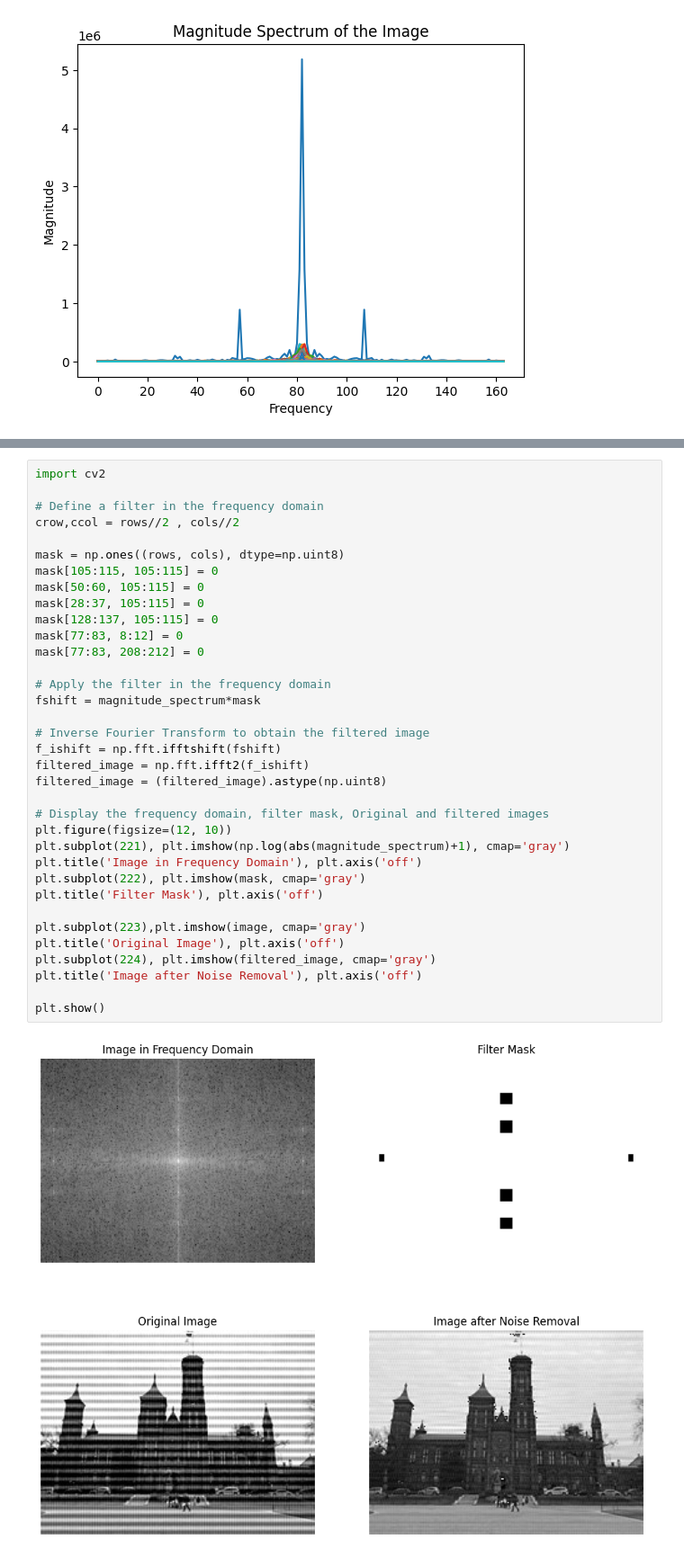
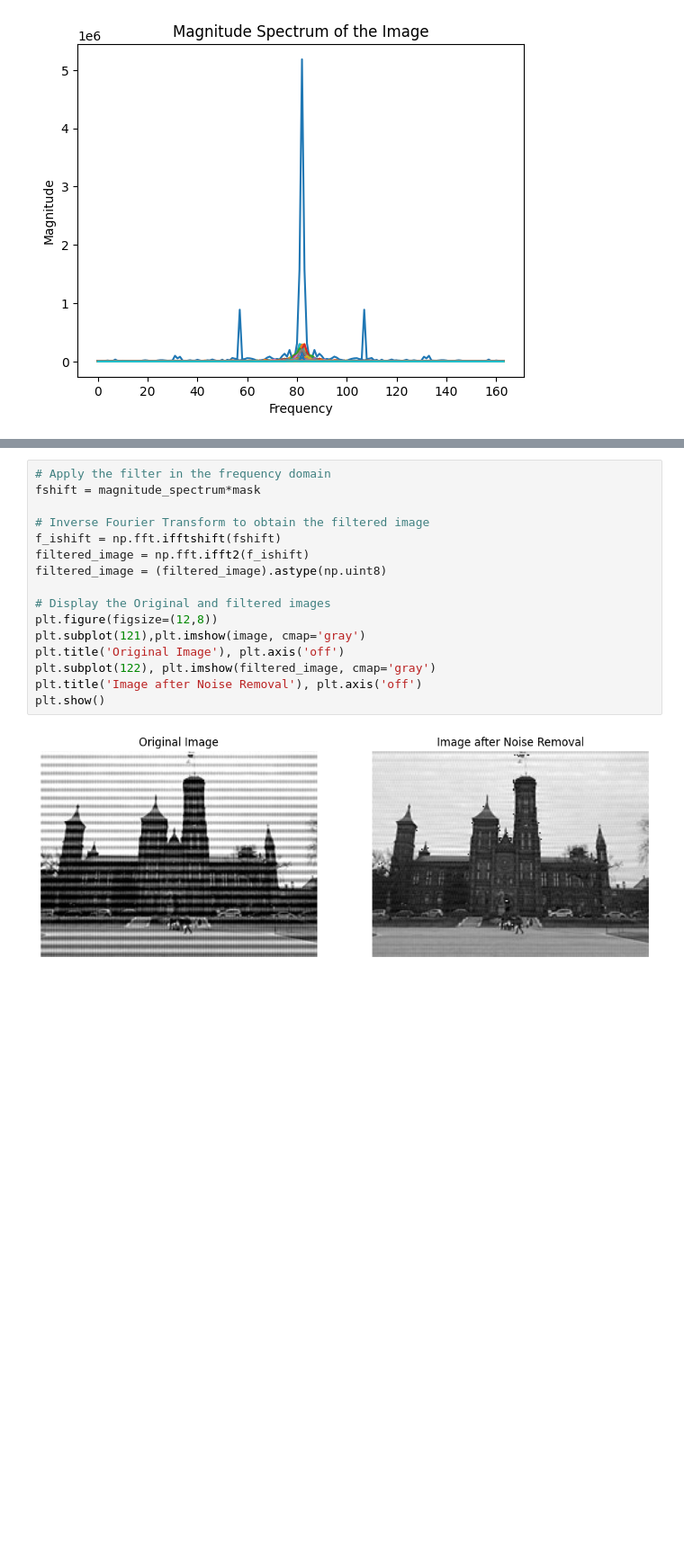
Before and after one commit to devika-kla/Image-Noise-Removal, a Jupyter notebook: Main_Code.ipynb, the cells around one changed output, grey strips where cells are left out. Shown at 90% size. Saved outputs shown, nothing was run; the diff lists cells and outputs as text; blank space fills up the shorter version.

```diff
--- a/Main_Code.ipynb
+++ b/Main_Code.ipynb
@@ -42,37 +64,18 @@ plt.show()
 # %%
-import cv2
-
-# Define a filter in the frequency domain
-crow,ccol = rows//2 , cols//2
-
-mask = np.ones((rows, cols), dtype=np.uint8)
-mask[105:115, 105:115] = 0
-mask[50:60, 105:115] = 0
-mask[28:37, 105:115] = 0
-mask[128:137, 105:115] = 0
-mask[77:83, 8:12] = 0
-mask[77:83, 208:212] = 0
-
 # Apply the filter in the frequency domain
 fshift = magnitude_spectrum*mask
 
 # Inverse Fourier Transform to obtain the filtered image
 f_ishift = np.fft.ifftshift(fshift)
 filtered_image = np.fft.ifft2(f_ishift)
 filtered_image = (filtered_image).astype(np.uint8)
 
-# Display the frequency domain, filter mask, Original and filtered images
-plt.figure(figsize=(12, 10))
-plt.subplot(221), plt.imshow(np.log(abs(magnitude_spectrum)+1), cmap='gray')
-plt.title('Image in Frequency Domain'), plt.axis('off')
-plt.subplot(222), plt.imshow(mask, cmap='gray')
-plt.title('Filter Mask'), plt.axis('off')
-
-plt.subplot(223),plt.imshow(image, cmap='gray')
+# Display the Original and filtered images
+plt.figure(figsize=(12,8))
+plt.subplot(121),plt.imshow(image, cmap='gray')
 plt.title('Original Image'), plt.axis('off')
-plt.subplot(224), plt.imshow(filtered_image, cmap='gray')
+plt.subplot(122), plt.imshow(filtered_image, cmap='gray')
 plt.title('Image after Noise Removal'), plt.axis('off')
-
 plt.show()
 # %% [output]
-[figure, old version]
+[figure, new version]
```
Also changed, not shown: parts of 1 cell of this notebook.
